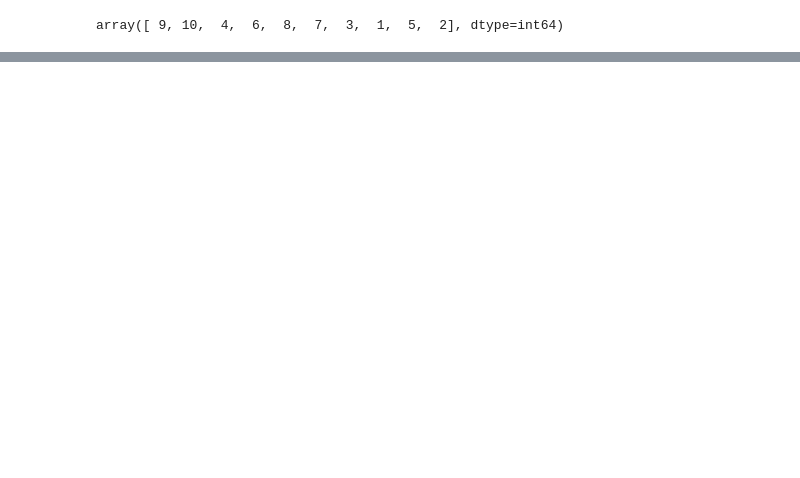
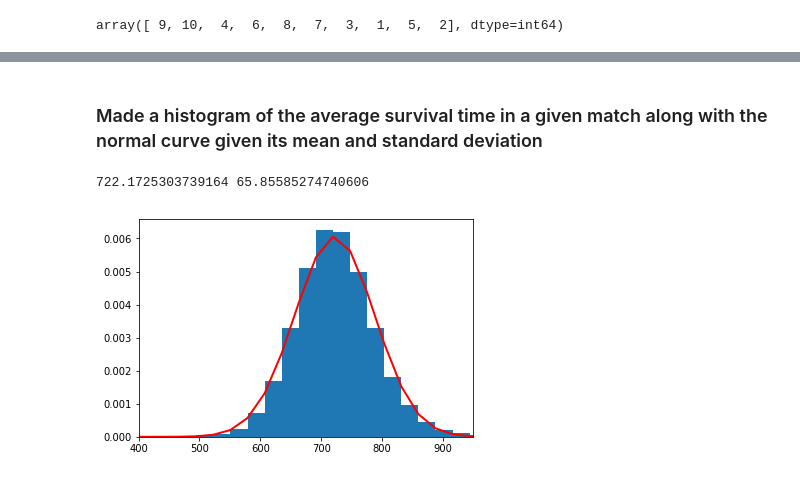
Before and after one commit to MikeSLee1738/Springboard_Projects, a Jupyter notebook: Capstone Project PUBG/Days.ipynb, the cells around one changed output, grey strips where cells are left out. Drawn from its saved outputs; the diff is of its cells as text; code cells hidden in the pictures; blank space fills up the shorter version.

```diff
--- a/Capstone Project PUBG/Days.ipynb
+++ b/Capstone Project PUBG/Days.ipynb
@@ -369,0 +140,8 @@ Accuracy on test data:     0.99
+# %%
+g = f.groupby('team_placement').player_survive_time.mean()
+print(g)
+i = f.groupby('match_id').player_survive_time.mean()
+i = i[i <= 1000]
+print(i.head())
+k = f.groupby('team_placement').count()
+# cake = f.groupby('match_id')
@@ -369,0 +237,16 @@ Accuracy on test data:     0.99
+# %% [markdown]
+### Made a histogram of the average survival time in a given match along with the normal curve given its mean and standard deviation
+# %%
+mu = np.mean(i)
+sigma = np.std(i)
+fit = norm.pdf(i,np.mean(i),np.std(i))
+print(mu,sigma)
+# %% [output]
+722.1725303739164 65.85585274740606
+# %%
+count, bins, ignored = plt.hist(i,bins=30,normed=True)
+plt.plot(bins, 1/(sigma * np.sqrt(2 * np.pi)) * np.exp( - (bins - mu)**2 / (2 * sigma**2) ), linewidth=2, color='r')
+plt.xlim(400,950)
+plt.show()
+# %% [output]
+[figure, added]
```
Also changed, not shown: parts of 98 cells of this notebook, 2 other files.
